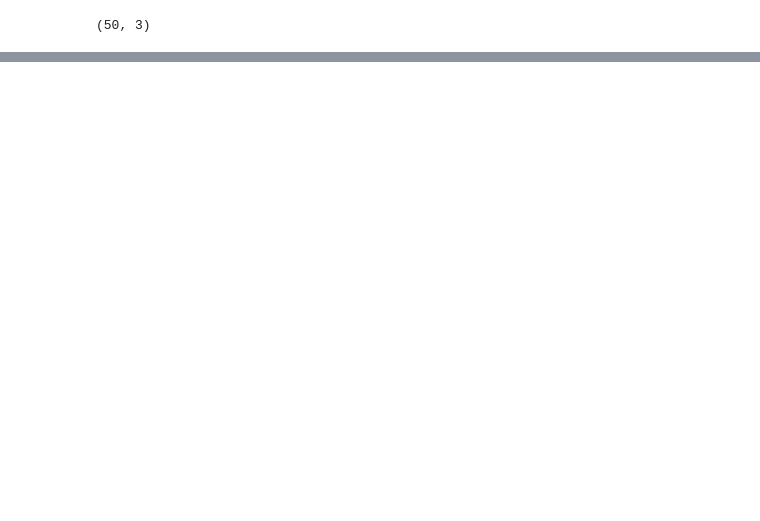
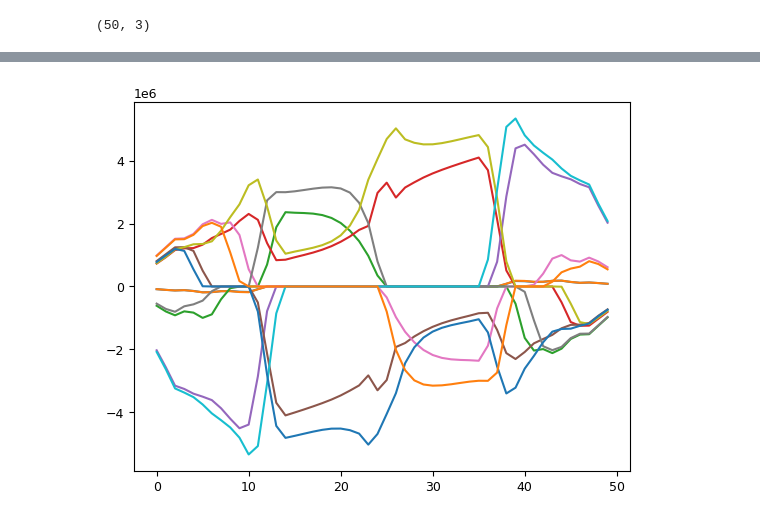
Before and after one commit to tiqi-group/pytrans-examples, a Jupyter notebook: examples/transport/waveform_analysis.ipynb, the cells around one changed output, grey strips where cells are left out. Drawn from its saved outputs; the diff is of its cells as text; code cells hidden in the pictures; blank space fills up the shorter version.

```diff
--- a/examples/transport/waveform_analysis.ipynb
+++ b/examples/transport/waveform_analysis.ipynb
@@ -76,3 +76,8 @@ plt.plot(waveform);
+# %%
+v_diff = np.gradient(waveform, axis=0) / trap.dt
+plt.plot(v_diff);
+# %% [output]
+[figure, added]
 # %%
 from models.surface_trap.plot import animate_waveform_on_trap
 
```
Also changed, not shown: parts of 7 cells of this notebook, 6 other files.
